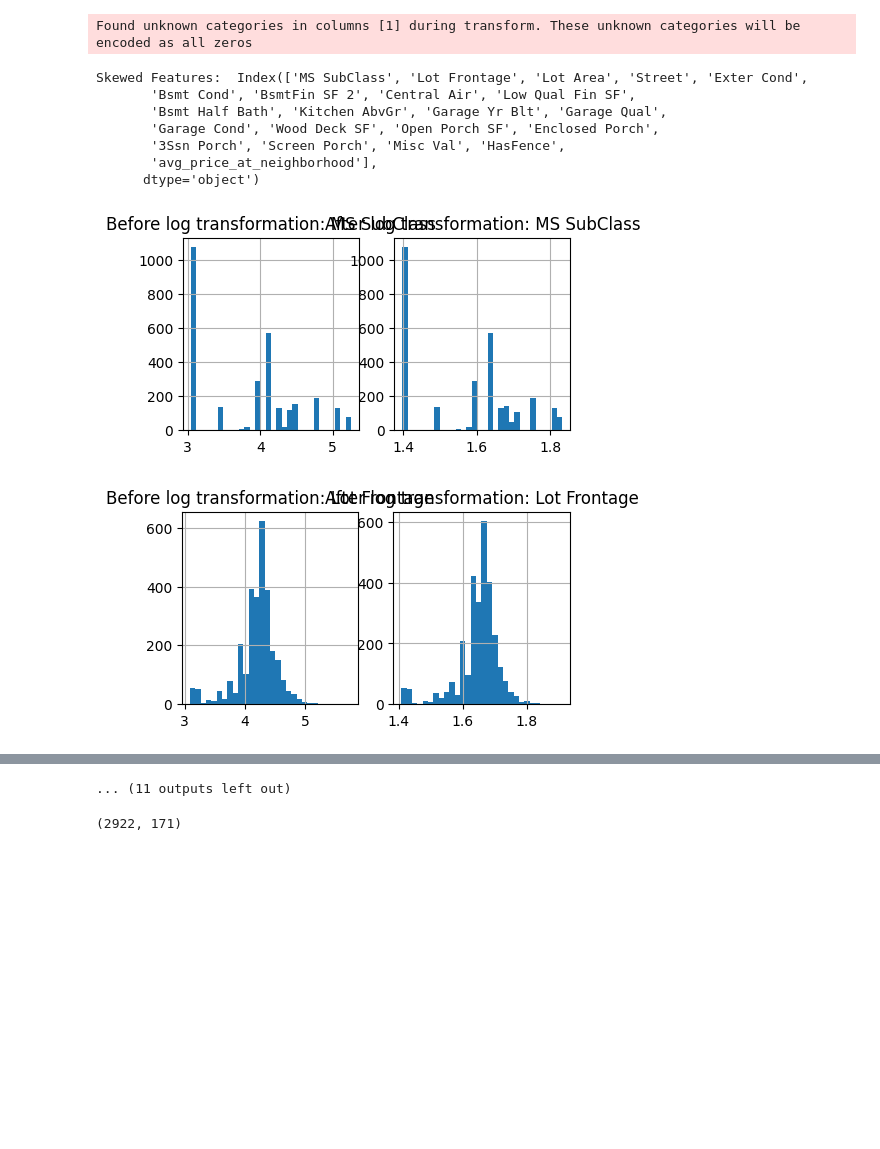
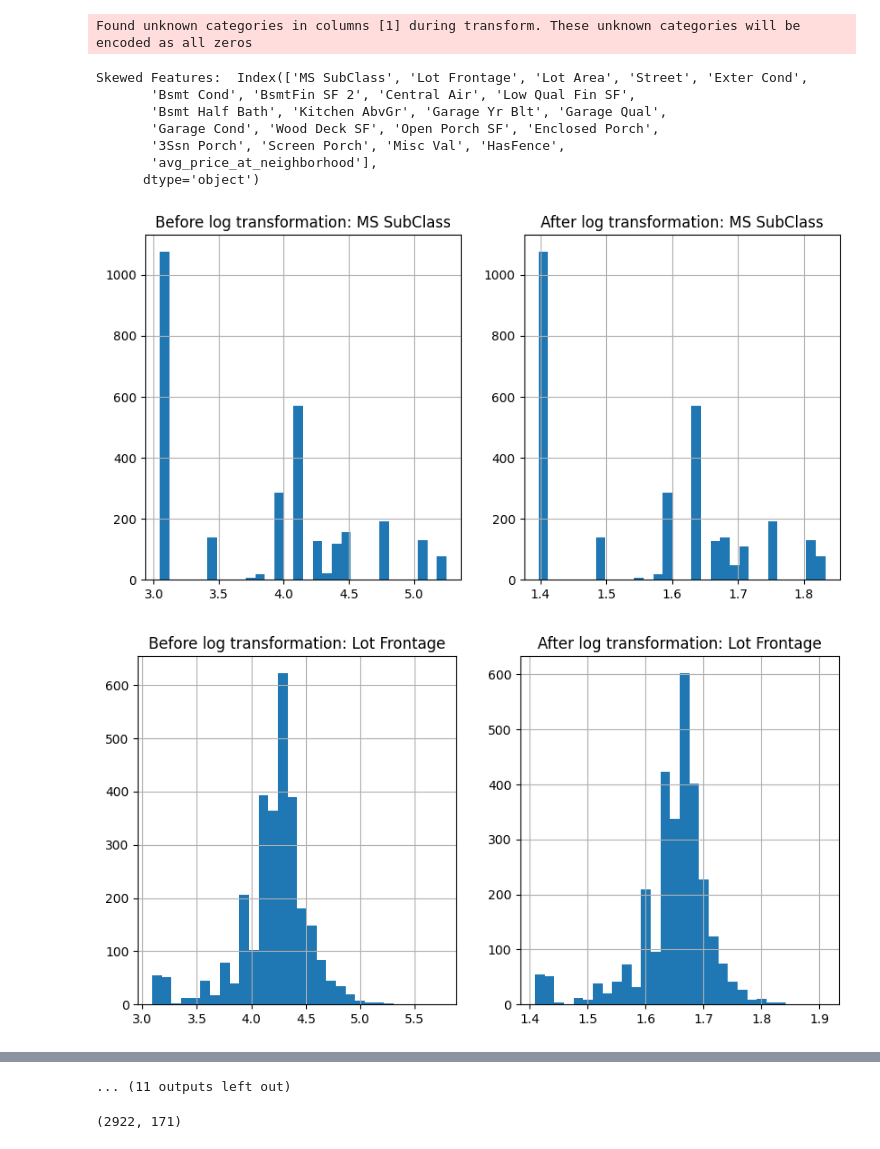
Before and after one commit to chiracarla/lab1, a Jupyter notebook: lab4.ipynb, the cells around one changed output, grey strips where cells are left out. Drawn from its saved outputs; the diff is of its cells as text; code cells hidden in the pictures; blank space fills up the shorter version.

```diff
--- a/lab4.ipynb
+++ b/lab4.ipynb
@@ -1023,33 +1023,33 @@ skewness = Xs[numeric_features].skew()
 
 # Identify features with skewness > threshold (e.g., > 1 or <-1)
 skewed_features = skewness[skewness.abs() > 1].index
 
 print("Skewed Features: ", skewed_features)
 
 # Apply log transformation to skewed features
 # Be sure to add a small constant to avoid issues with zero or negative values
 Xs[skewed_features] = Xs[skewed_features].apply(lambda x: np.log1p(x))  # log1p(x) = log(x + 1)
 
 # Plot histograms to visualize the transformation
 for feature in skewed_features:
-    plt.figure(figsize=(5, 2.5))
+    plt.figure(figsize=(10, 5))
 
     plt.subplot(1, 2, 1)
     Xs[feature].hist(bins=30)
     plt.title(f"Before log transformation: {feature}")
 
     plt.subplot(1, 2, 2)
     np.log1p(Xs[feature]).hist(bins=30)
     plt.title(f"After log transformation: {feature}")
 
     plt.show()
 # %% [output]
 Skewed Features:  Index(['MS SubClass', 'Lot Frontage', 'Lot Area', 'Street', 'Exter Cond',
        'Bsmt Cond', 'BsmtFin SF 2', 'Central Air', 'Low Qual Fin SF',
        'Bsmt Half Bath', 'Kitchen AbvGr', 'Garage Yr Blt', 'Garage Qual',
        'Garage Cond', 'Wood Deck SF', 'Open Porch SF', 'Enclosed Porch',
        '3Ssn Porch', 'Screen Porch', 'Misc Val', 'HasFence',
        'avg_price_at_neighborhood'],
       dtype='object')
-[figure, old version]
+[figure, new version]
-[figure, old version]
+[figure, new version]
```
Also changed, not shown: parts of 4 cells of this notebook, 1 other file.
